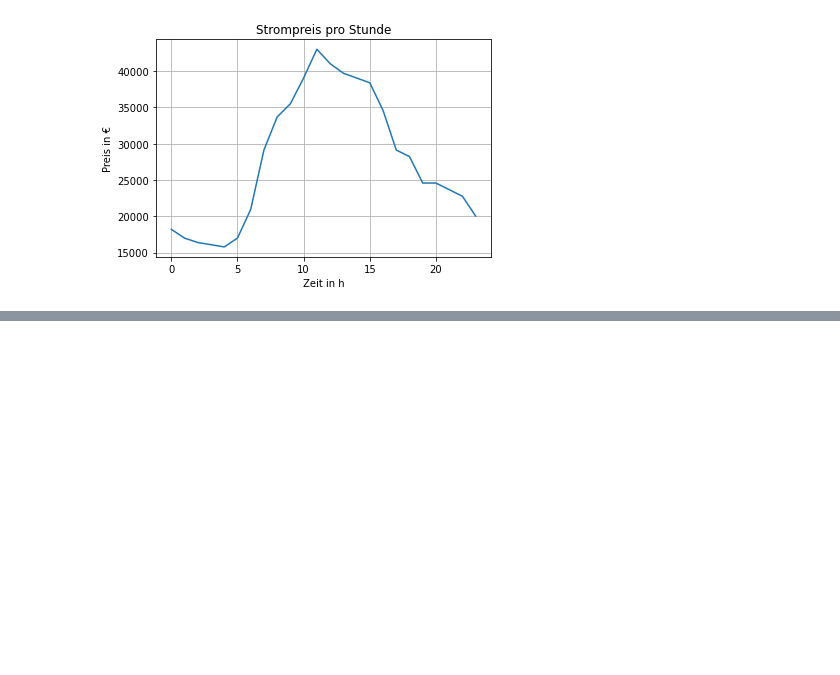
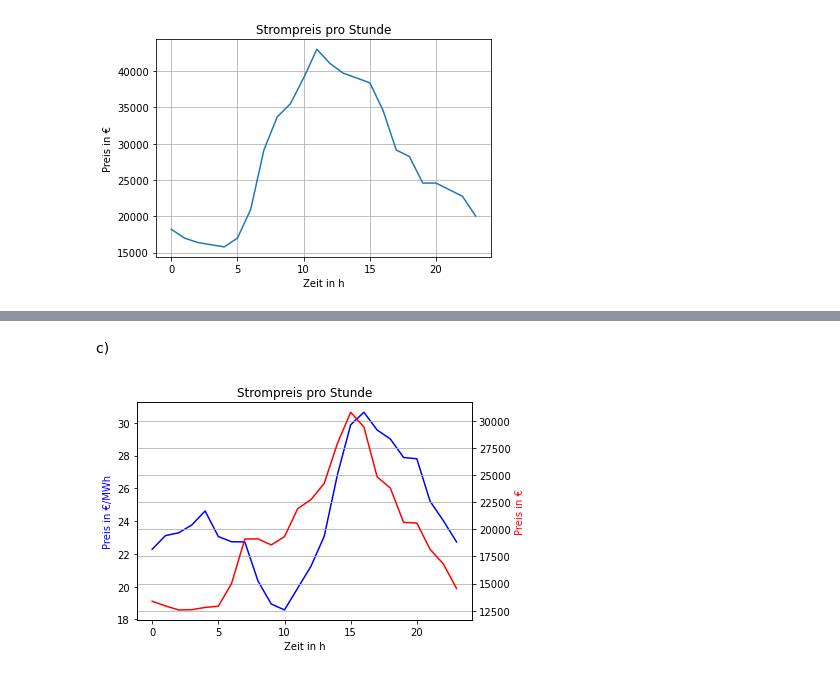
Before and after one commit to PhilippMaschi/Energiemodelle_Uebung, a Jupyter notebook: Aufgabe_3.ipynb, the cells around one changed output, grey strips where cells are left out. Drawn from its saved outputs; the diff is of its cells as text; code cells hidden in the pictures; blank space fills up the shorter version.

```diff
--- a/Aufgabe_3.ipynb
+++ b/Aufgabe_3.ipynb
@@ -130,0 +222,23 @@ plt.grid()
+# %% [markdown]
+c)
+# %%
+strompreis_pro_stunde = []
+for i in timesteps:
+    preis = sum(PowerThermalandRenewable.loc[i, n] * MC[n] for n in thermalPlant)
+    strompreis_pro_stunde.append(preis)
+
+# plot
+fig = plt.figure()
+ax = plt.gca()
+ax2 = ax.twinx()
+ax.plot(timesteps, strompreis_pro_stunde/load, color="blue")
+ax.set_title("Strompreis pro Stunde")
+ax.set_ylabel("Preis in €/MWh")
+ax2.plot(timesteps, strompreis_pro_stunde, color="red")
+ax2.set_ylabel("Preis in €")
+ax.set_xlabel("Zeit in h")
+ax.yaxis.label.set_color('blue')
+ax2.yaxis.label.set_color('red')
+plt.grid()
+# %% [output]
+[figure, added]
```
Also changed, not shown: parts of 6 cells of this notebook.
